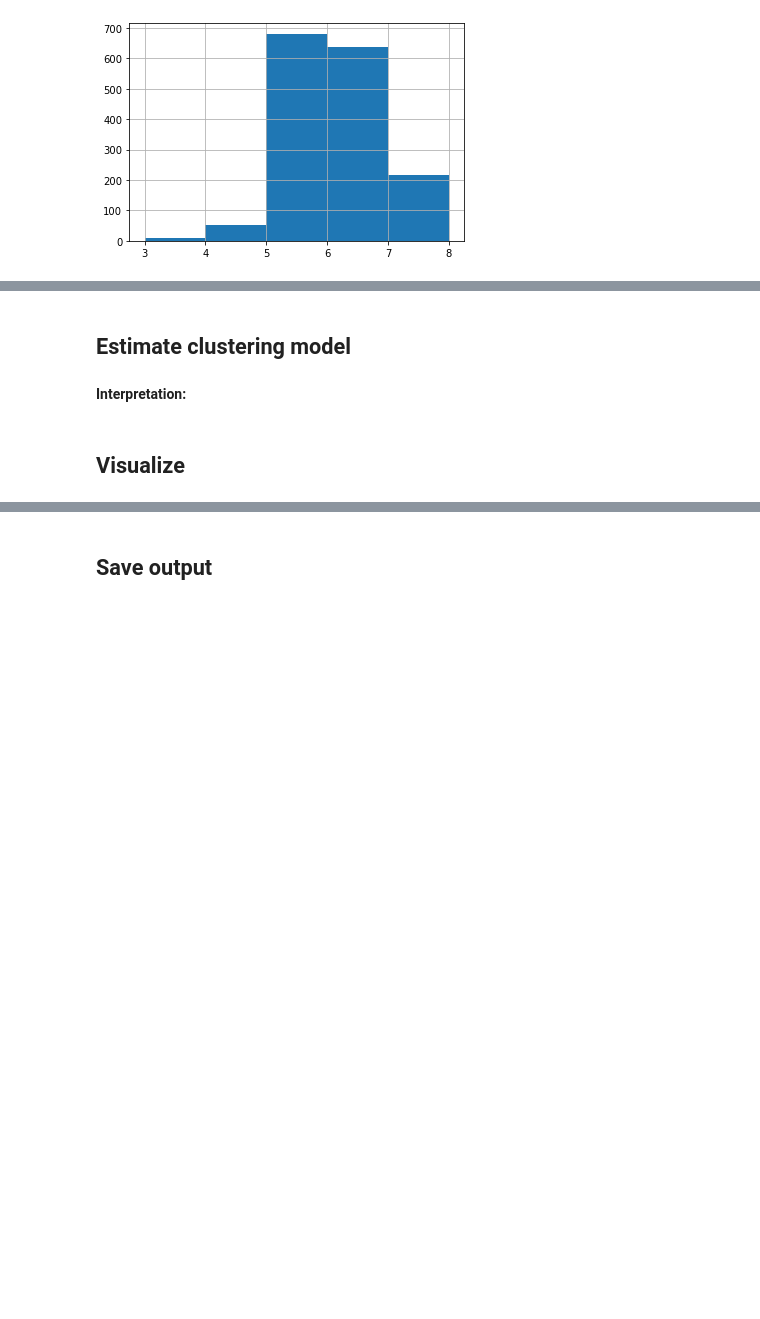
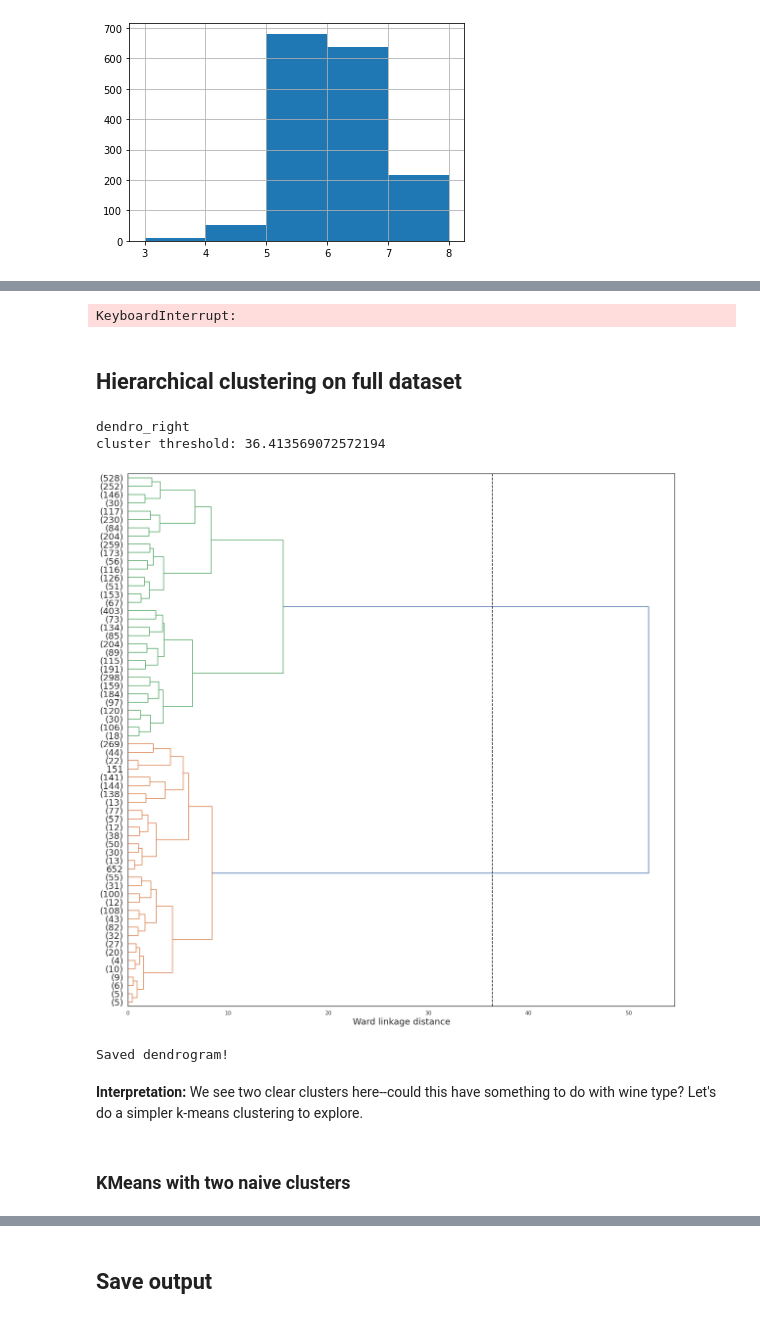
Before and after one commit to jhaber-zz/cluster-wine, a Jupyter notebook: code/clustering.ipynb, the cells around one changed output, grey strips where cells are left out. Saved outputs shown, nothing was run; the diff lists cells and outputs as text; code cells hidden in the pictures; blank space fills up the shorter version.

```diff
--- a/code/clustering.ipynb
+++ b/code/clustering.ipynb
@@ -283,5 +333,26 @@ Attributes of quality for each wine type:
+# %%
+mds = MDS(n_components=2,
+          dissimilarity='euclidean',
+          random_state=seed,
+          normalized_stress='auto')
+
+pos = mds.fit_transform(X)  # shape (n_components, n_samples)
+x_coords, y_coords = pos[:, 0], pos[:, 1]
+
+# display scatter plot
+fig, ax = plt.subplots(figsize=(20,20), dpi=300)
+ax.scatter(x_coords, y_coords, alpha=1, color='b')
+
+#for x, y in zip(x_coords, y_coords):
+#    plt.scatter(x, y)
+
+plt.xlim(x_coords.min()-10, x_coords.max()+10)
+plt.ylim(y_coords.min()-10, y_coords.max()+10)
+plt.show()
+# %% [output]
+KeyboardInterrupt:
 # %% [markdown]
-## Estimate clustering model
+## Hierarchical clustering on full dataset
 # %%
 def plot_dendrogram(model,
                     linkage='average',
@@ -291,6 +362,7 @@ def plot_dendrogram(model,
                     xrange=None,
                     title="Dendrogram",
                     save_plot=None,
+                    leaf_font_size=12,
                     **kwargs):
 
     '''Creates linkage matrix using word embedding model and then plots the dendrogram.
@@ -300,9 +372,13 @@ def plot_dendrogram(model,
         figsize (tuple): height x width of dendrogram
         save_plot (boolean or str): whether or not to save dendrogram to disk, True or False; if True, the filename for figure
 
+        See documentation for info on other parameters:
+            dendrogram: https://docs.scipy.org/doc/scipy/reference/generated/scipy.cluster.hierarchy.dendrogram.html
     Returns:
         Dendrogram via Scipy saved to disk
     '''
+
+    global output_dir # Access filepath set outside function space
 
     # create the counts of samples under each node
     fig = plt.figure(figsize=figsize)
@@ -327,23 +403,25 @@ def plot_dendrogram(model,
     print(f'cluster threshold: {cluster_threshold}')
 
     # Plot the corresponding dendrogram
-    dendrogram(linkage_matrix, **kwargs)
+    dendrogram(linkage_matrix,
+               leaf_font_size=leaf_font_size,
+               **kwargs)
     ax = plt.gca()
 
     # Customize plot layout by dendrogram orientation
     if orientation == 'top': # 'top' orientation
-        ax.set_ylim(yrange)
+        #ax.set_ylim(yrange)
         plt.axhline(y=cluster_threshold, c='k', linestyle='dashed')
-        ax.set_ylabel(f'{linkage.title()} linkage distance', fontsize = 24)
+        ax.set_ylabel(f'{linkage.title()} linkage distance', fontsize = leaf_font_size)
         if color_labels:
             xlbls = ax.get_xmajorticklabels()
             for lbl in xlbls:
                 lbl.set_color(color_labels.get(lbl.get_text(), 'black'))
 
     elif orientation == 'right': # 'right' orientation
-        ax.set_xlim(xrange)
+        #ax.set_xlim(xrange)
         plt.axvline(x=cluster_threshold, c='k', linestyle='dashed')
-        ax.set_xlabel(f'{linkage.title()} linkage distance', fontsize = 12)
+        ax.set_xlabel(f'{linkage.title()} linkage distance', fontsize = leaf_font_size)
         if color_labels:
             ylbls = ax.get_ymajorticklabels()
             for lbl in ylbls:
@@ -355,4 +433,6 @@ def plot_dendrogram(model,
         filepath = join(output_dir, str(save_plot) + ".png")
         plt.savefig(filepath, bbox_inches='tight', dpi = 300)
     plt.show()
+
+    return model
 # %%
@@ -479,13 +570,27 @@ def make_dendrogram(color_map:dict,
                           save_plot=save_plot)
 # %%
 ## Prepare and save dendrogram
-make_dendrogram(orientation = orientation,
-                save_plot = True,
-                color_map = all_color_map,
-                fontsize = 10)
+orientation = 'right' # define dendrogram orientation: labels below ('top') or to left ('right') of dendrogram
+models_dir = '../models/'
+output_dir = '../output/'
 
-print("saved period dendrograms for expanded dicts!")
+hierarchical = make_dendrogram(X_norm, y,
+                               linkage = 'ward',
+                               metric = 'euclidean',
+                               n_clusters=None,
+                               distance_threshold=0,
+                               levels=5,
+                               orientation = orientation,
+                               save_plot = True,
+                               fontsize = 18)
+
+print("Saved dendrogram!")
+# %% [output]
+dendro_right
+cluster threshold: 36.413569072572194
+[figure, added]
+Saved dendrogram!
 # %% [markdown]
-<b>Interpretation:</b>
+<b>Interpretation:</b> We see two clear clusters here--could this have something to do with wine type? Let's do a simpler k-means clustering to explore.
-# %% [markdown]
-## Visualize
+# %% [markdown]
+### KMeans with two naive clusters
```
Also changed, not shown: parts of 37 cells of this notebook.
